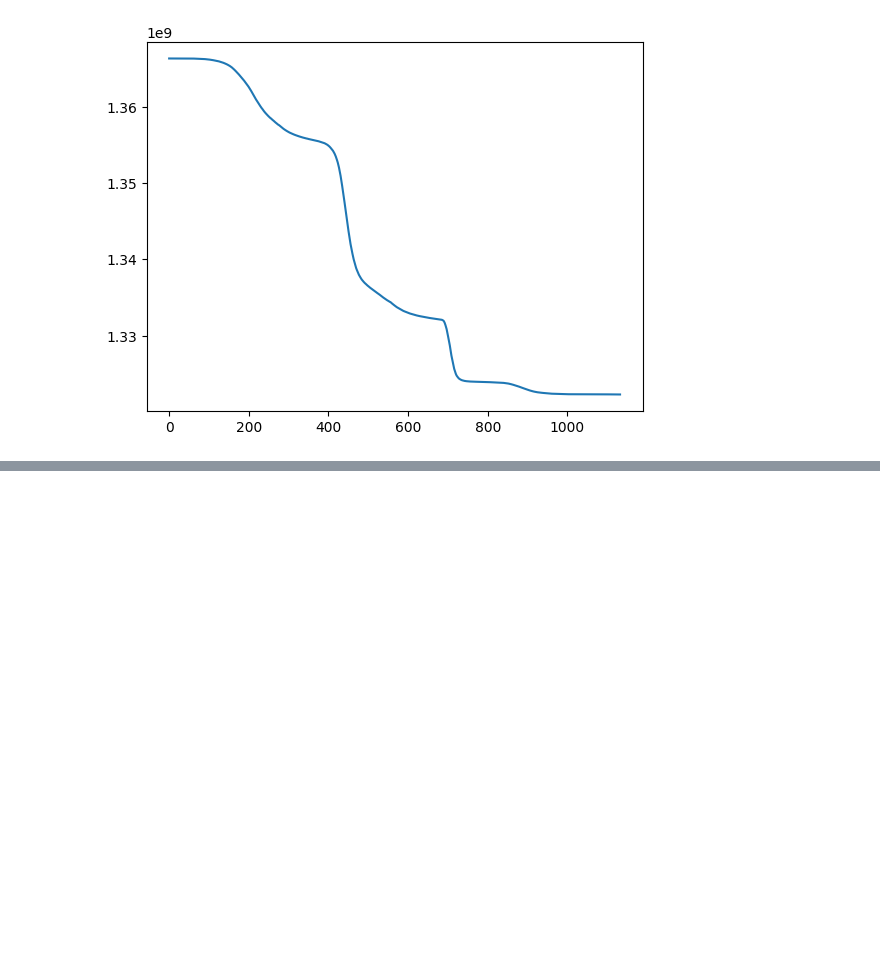
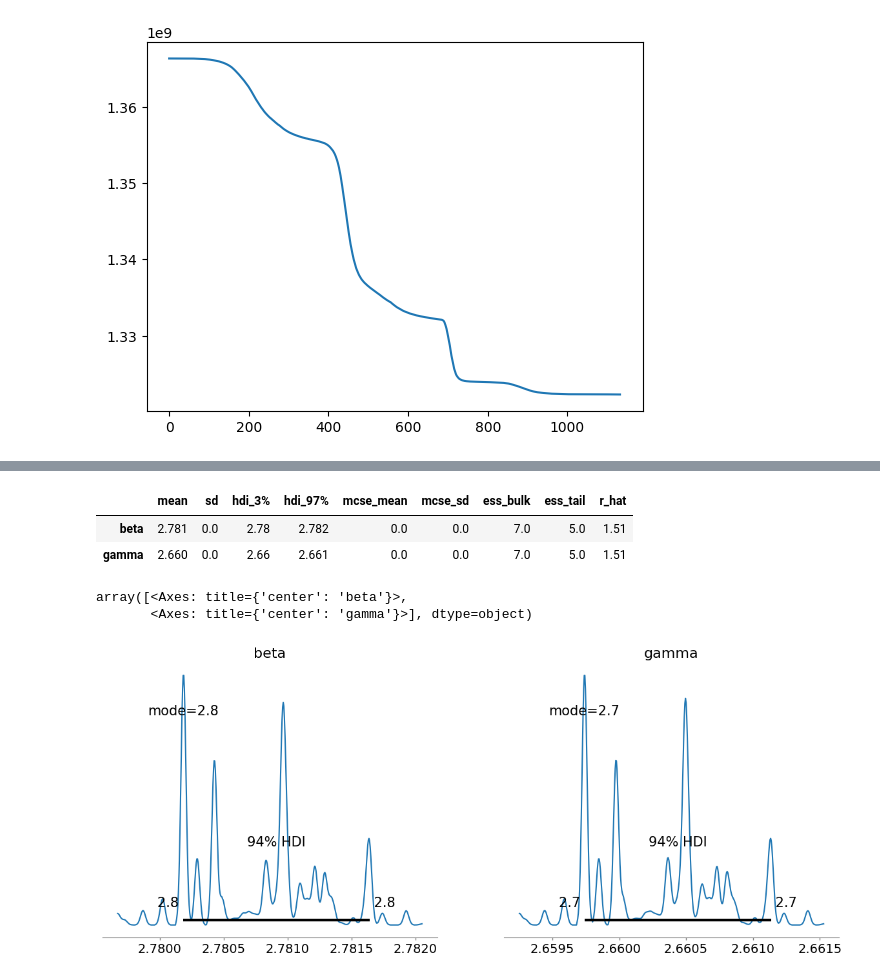
Before and after one commit to TheLapisGoat/SIR-Model-with-MCMC-Analysis, a Jupyter notebook: test.ipynb, the cells around one changed output, grey strips where cells are left out. Saved outputs shown, nothing was run; the diff lists cells and outputs as text; code cells hidden in the pictures; blank space fills up the shorter version.

```diff
--- a/test.ipynb
+++ b/test.ipynb
@@ -130 +130,13 @@ KeyError: 'beta'
+# %%
+az.stats.stats.summary(new_trace, )
+# %% [output]
+|  | mean | sd | hdi_3% | hdi_97% | mcse_mean | mcse_sd | ess_bulk | ess_tail | r_hat |
+| beta | 2.781 | 0.0 | 2.78 | 2.782 | 0.0 | 0.0 | 7.0 | 5.0 | 1.51 |
+| gamma | 2.660 | 0.0 | 2.66 | 2.661 | 0.0 | 0.0 | 7.0 | 5.0 | 1.51 |
+# %%
+az.plot_posterior(new_trace, round_to=2, point_estimate="mode")
+# %% [output]
+array([<Axes: title={'center': 'beta'}>,
+       <Axes: title={'center': 'gamma'}>], dtype=object)
+[figure, added]
 # %%
```
Also changed, not shown: parts of 9 cells of this notebook, 10 other files.
